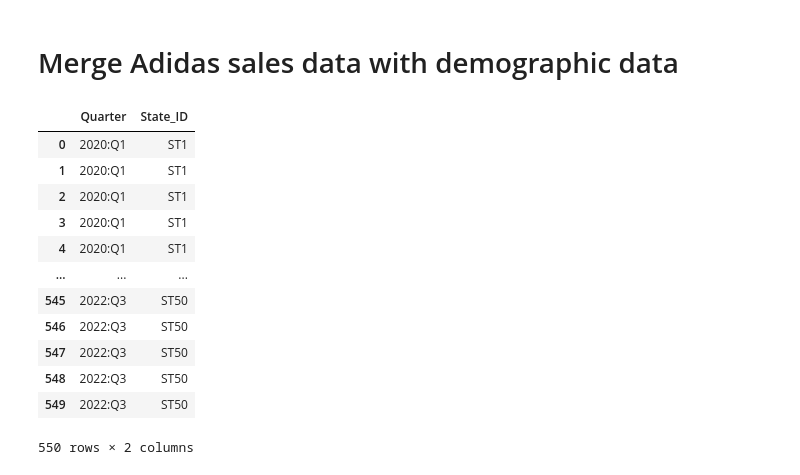
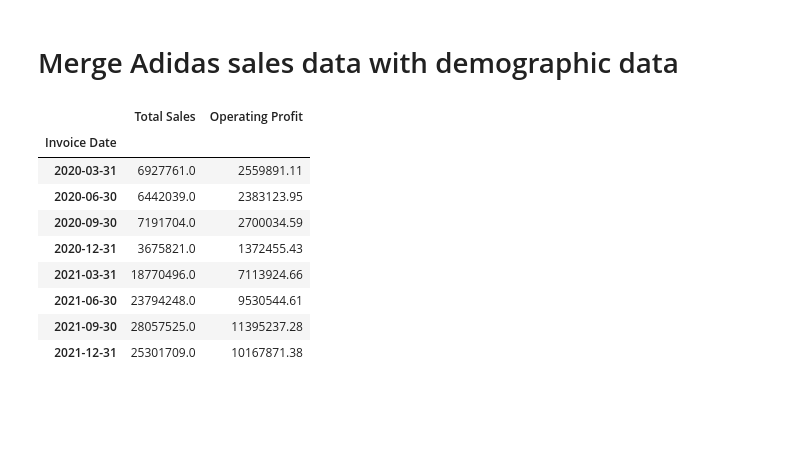
Before and after one commit to MitchellGleason/Final-Project, a Jupyter notebook: Machine Leanring Notebooks/multi_linear_reg_ML.ipynb, the cells around one changed output. Saved outputs shown, nothing was run; the diff lists cells and outputs as text; code cells hidden in the pictures; blank space fills up the shorter version.

```diff
--- a/Machine Leanring Notebooks/multi_linear_reg_ML.ipynb
+++ b/Machine Leanring Notebooks/multi_linear_reg_ML.ipynb
@@ -234,31 +224,2 @@ array(['Alabama', 'Alaska', 'Arizona', 'Arkansas', 'California',
 # %% [markdown]
 # Merge Adidas sales data with demographic data
-# %%
-#Create a dataframe containing each quarter for each state
-
-quarters = ['2020:Q1', '2020:Q2', '2020:Q3', '2020:Q4', '2021:Q1', '2021:Q2', '2021:Q3', '2021:Q4', '2022:Q1', '2022:Q2', '2022:Q3']
-#Multiply each quarter by the number of states
-quarters = list(itertools.chain.from_iterable(itertools.repeat(x, 50) for x in quarters))
-
-states = adidas_sales_df['State_ID'].unique()
-#Multiply each state by the number of quarters
-states = list(itertools.chain.from_iterable(itertools.repeat(x, 11) for x in states))
-
-#Create a dataframe from the list of quarters and states
-quarters_by_state = pd.DataFrame({'Quarter': quarters, 'State_ID': states})
-
-quarters_by_state
-# %% [output]
-|  | Quarter | State_ID |
-| 0 | 2020:Q1 | ST1 |
-| 1 | 2020:Q1 | ST1 |
-| 2 | 2020:Q1 | ST1 |
-| 3 | 2020:Q1 | ST1 |
-| 4 | 2020:Q1 | ST1 |
-| ... | ... | ... |
-| 545 | 2022:Q3 | ST50 |
-| 546 | 2022:Q3 | ST50 |
-| 547 | 2022:Q3 | ST50 |
-| 548 | 2022:Q3 | ST50 |
-| 549 | 2022:Q3 | ST50 |
-550 rows × 2 columns
@@ -267,0 +226,13 @@ quarters_by_state['State'] = quarters_by_state['State_ID'].map(state_names.set_i
+# %%
+total_sales_quarterly
+# %% [output]
+|  | Total Sales | Operating Profit |
+| Invoice Date |  |  |
+| 2020-03-31 | 6927761.0 | 2559891.11 |
+| 2020-06-30 | 6442039.0 | 2383123.95 |
+| 2020-09-30 | 7191704.0 | 2700034.59 |
+| 2020-12-31 | 3675821.0 | 1372455.43 |
+| 2021-03-31 | 18770496.0 | 7113924.66 |
+| 2021-06-30 | 23794248.0 | 9530544.61 |
+| 2021-09-30 | 28057525.0 | 11395237.28 |
+| 2021-12-31 | 25301709.0 | 10167871.38 |
```
Also changed, not shown: parts of 10 cells of this notebook.
